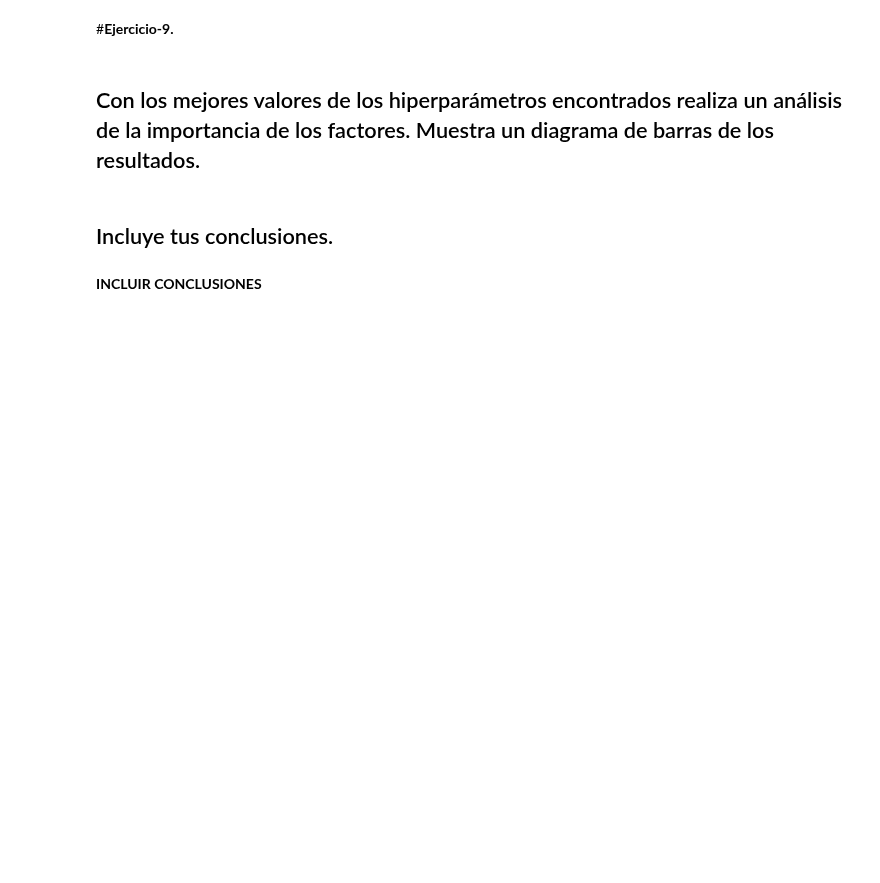
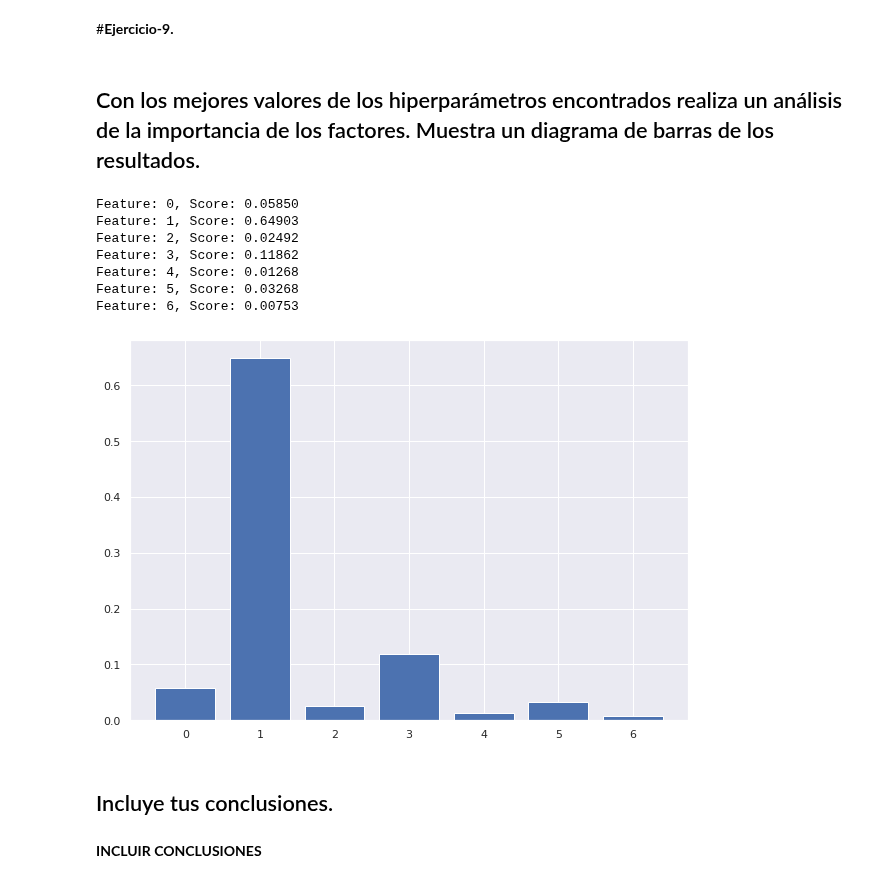
Before and after one commit to LH-1169213/Equipo3, a Jupyter notebook: Redneuronal_Equipo3.ipynb, the cells around one changed output. Drawn from its saved outputs; the diff is of its cells as text; code cells hidden in the pictures; blank space fills up the shorter version.

```diff
--- a/Redneuronal_Equipo3.ipynb
+++ b/Redneuronal_Equipo3.ipynb
@@ -632,24 +632,38 @@ El mejor parámetro es: {'regressor__model__alpha': 1e-08, 'regressor__model__be
 # %%
 # https://colab.research.google.com/drive/1gjrlNgkb6J_FP1dVnOcd77bK_9yBMdv1?usp=sharing#scrollTo=p5-UGfR_XIL4
 # Una vez inicializado y entrenada la MLP, veamos qué factores considera más importantes:
 
-modelo_MLP = MLPRegressor(hidden_layer_sizes=(11,11),
+modelo_MLP = MLPRegressor(hidden_layer_sizes=gridFinal.best_params_.get('regressor__model__hidden_layer_sizes'),
+                            alpha=gridFinal.best_params_.get('regressor__model__alpha'),
                             max_iter=20000,
-                            alpha=0.0001,
-                            learning_rate_init=0.001)
+                            learning_rate_init=gridFinal.best_params_.get('regressor__model__learning_rate_init'))
+pipeMLP = Pipeline(steps=[("PreparaInfo", cols_Transformer),("model", modelo_MLP)])
 
-modelo_MLP.fit(Xtrain, Ytrain)
 
-importance = permutation_importance(modelo_MLP, Xtrain, Ytrain, n_repeats=10)
+modeloMLP = TransformedTargetRegressor(regressor=pipeMLP,
+                                    func= y_Transform,
+                                    inverse_func=y_inverseTransform)
+modeloMLP.fit(Xtrain,Ytrain)
+Ytrain_hat = modeloMLP.predict(Xtrain)
+importance = permutation_importance(modeloMLP, Xtrain, Ytrain, n_repeats=10)
 
 # visualicemos la importancia de cada métrica, de las cuales sabemos
 # cuáles son las más importantes, de acuerdo a como se definieron al inicio:
 
 for i,v in enumerate(importance['importances_mean']):
 	print('Feature: %0d, Score: %.5f' % (i,v))
 
 plt.bar([x for x in range(len(importance['importances_mean']))], importance['importances_mean'])
 plt.show()
+# %% [output]
+Feature: 0, Score: 0.05850
+Feature: 1, Score: 0.64903
+Feature: 2, Score: 0.02492
+Feature: 3, Score: 0.11862
+Feature: 4, Score: 0.01268
+Feature: 5, Score: 0.03268
+Feature: 6, Score: 0.00753
+[figure, added]
 # %% [markdown]
 ## Incluye tus conclusiones.
 # %% [markdown]
```
Also changed, not shown: parts of 3 cells of this notebook.
